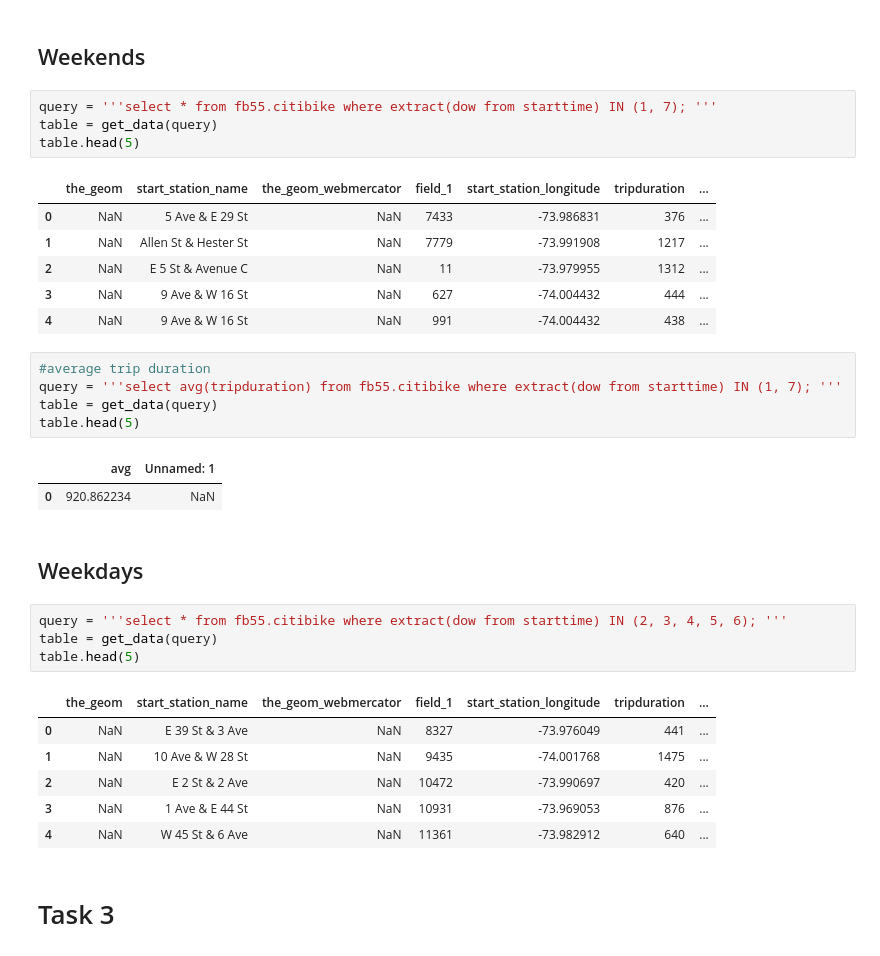
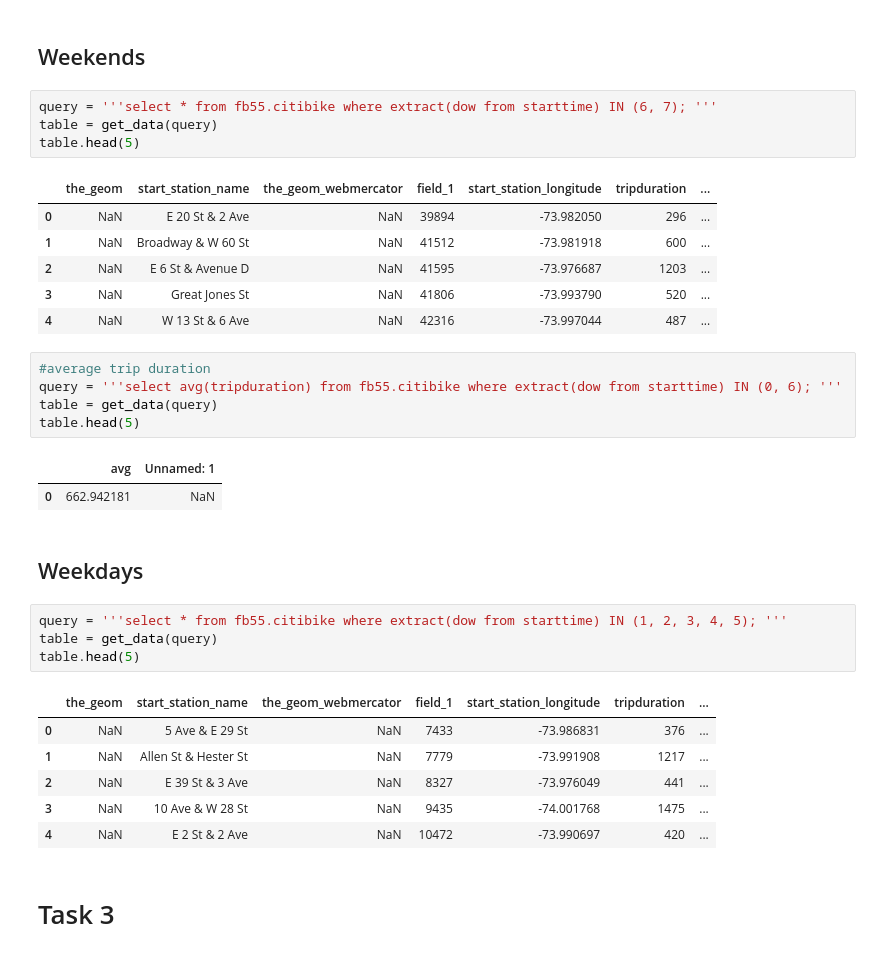
Before and after one commit to SohamMody/PUI2018_srm699, a Jupyter notebook: HW6_srm699/HW6_Assignment2.ipynb, the cells around one changed output. Saved outputs shown, nothing was run; the diff lists cells and outputs as text.

```diff
--- a/HW6_srm699/HW6_Assignment2.ipynb
+++ b/HW6_srm699/HW6_Assignment2.ipynb
@@ -173,37 +173,37 @@ table.head(5)
 # %% [markdown]
 ## Weekends
 # %%
-query = '''select * from fb55.citibike where extract(dow from starttime) IN (1, 7); '''
+query = '''select * from fb55.citibike where extract(dow from starttime) IN (6, 7); '''
 table = get_data(query)
 table.head(5)
 # %% [output]
 |  | the_geom | start_station_name | the_geom_webmercator | field_1 | start_station_longitude | tripduration | ... |
-| 0 | NaN | 5 Ave & E 29 St | NaN | 7433 | -73.986831 | 376 | ... |
-| 1 | NaN | Allen St & Hester St | NaN | 7779 | -73.991908 | 1217 | ... |
-| 2 | NaN | E 5 St & Avenue C | NaN | 11 | -73.979955 | 1312 | ... |
-| 3 | NaN | 9 Ave & W 16 St | NaN | 627 | -74.004432 | 444 | ... |
-| 4 | NaN | 9 Ave & W 16 St | NaN | 991 | -74.004432 | 438 | ... |
+| 0 | NaN | E 20 St & 2 Ave | NaN | 39894 | -73.982050 | 296 | ... |
+| 1 | NaN | Broadway & W 60 St | NaN | 41512 | -73.981918 | 600 | ... |
+| 2 | NaN | E 6 St & Avenue D | NaN | 41595 | -73.976687 | 1203 | ... |
+| 3 | NaN | Great Jones St | NaN | 41806 | -73.993790 | 520 | ... |
+| 4 | NaN | W 13 St & 6 Ave | NaN | 42316 | -73.997044 | 487 | ... |
 # %%
 #average trip duration
-query = '''select avg(tripduration) from fb55.citibike where extract(dow from starttime) IN (1, 7); '''
+query = '''select avg(tripduration) from fb55.citibike where extract(dow from starttime) IN (0, 6); '''
 table = get_data(query)
 table.head(5)
 # %% [output]
 |  | avg | Unnamed: 1 |
-| 0 | 920.862234 | NaN |
+| 0 | 662.942181 | NaN |
 # %% [markdown]
 ## Weekdays
 # %%
-query = '''select * from fb55.citibike where extract(dow from starttime) IN (2, 3, 4, 5, 6); '''
+query = '''select * from fb55.citibike where extract(dow from starttime) IN (1, 2, 3, 4, 5); '''
 table = get_data(query)
 table.head(5)
 # %% [output]
 |  | the_geom | start_station_name | the_geom_webmercator | field_1 | start_station_longitude | tripduration | ... |
-| 0 | NaN | E 39 St & 3 Ave | NaN | 8327 | -73.976049 | 441 | ... |
-| 1 | NaN | 10 Ave & W 28 St | NaN | 9435 | -74.001768 | 1475 | ... |
-| 2 | NaN | E 2 St & 2 Ave | NaN | 10472 | -73.990697 | 420 | ... |
-| 3 | NaN | 1 Ave & E 44 St | NaN | 10931 | -73.969053 | 876 | ... |
-| 4 | NaN | W 45 St & 6 Ave | NaN | 11361 | -73.982912 | 640 | ... |
+| 0 | NaN | 5 Ave & E 29 St | NaN | 7433 | -73.986831 | 376 | ... |
+| 1 | NaN | Allen St & Hester St | NaN | 7779 | -73.991908 | 1217 | ... |
+| 2 | NaN | E 39 St & 3 Ave | NaN | 8327 | -73.976049 | 441 | ... |
+| 3 | NaN | 10 Ave & W 28 St | NaN | 9435 | -74.001768 | 1475 | ... |
+| 4 | NaN | E 2 St & 2 Ave | NaN | 10472 | -73.990697 | 420 | ... |
 # %% [markdown]
 # Task 3
 # %% [markdown]
```
Also changed, not shown: parts of 2 cells of this notebook.
